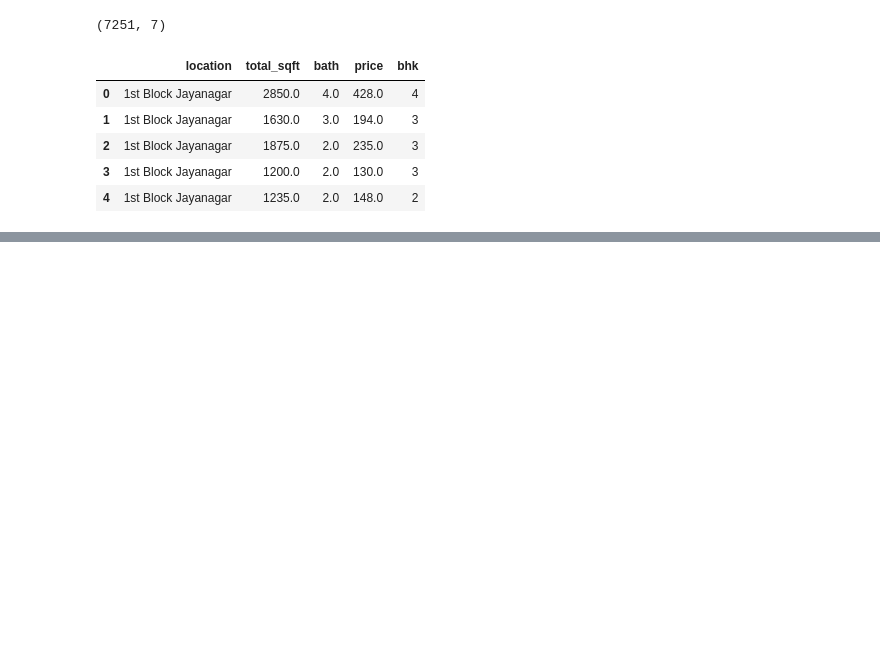
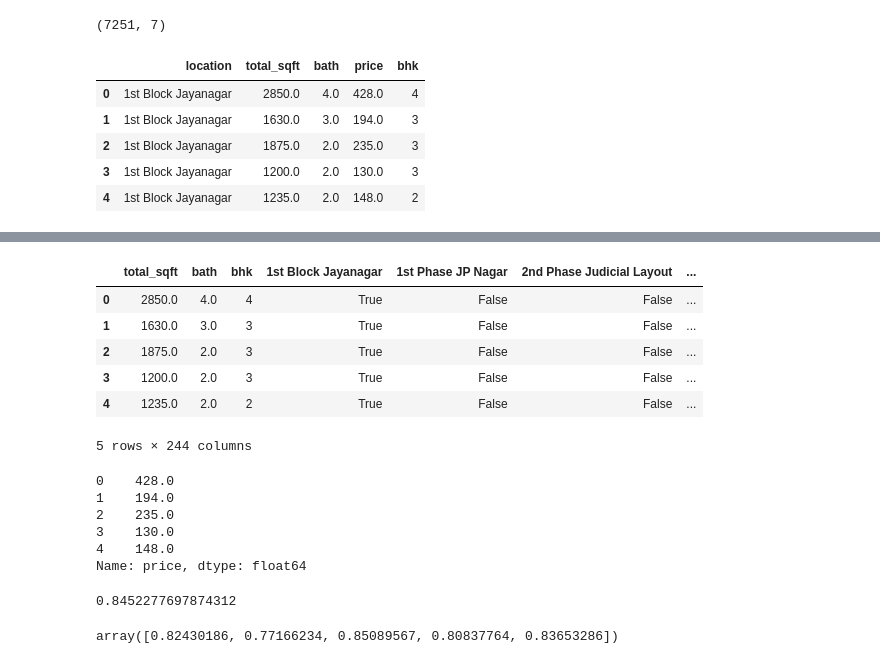
Before and after one commit to SanjilaGangaju/RealEstatePrice_Prediction, a Jupyter notebook: RealEstate_Price_Predict.ipynb, the cells around one changed output, grey strips where cells are left out. Cells and saved outputs as stored; diff of their text form; code cells hidden in the pictures; blank space fills up the shorter version.

Commit message:
created model and the extracted artifacts

```diff
--- a/RealEstate_Price_Predict.ipynb
+++ b/RealEstate_Price_Predict.ipynb
@@ -374,0 +408,21 @@ df9.head()
+# %%
+X=df11.drop('price',axis=1)
+X.head()
+# %% [output]
+|  | total_sqft | bath | bhk | 1st Block Jayanagar | 1st Phase JP Nagar | 2nd Phase Judicial Layout | ... |
+| 0 | 2850.0 | 4.0 | 4 | True | False | False | ... |
+| 1 | 1630.0 | 3.0 | 3 | True | False | False | ... |
+| 2 | 1875.0 | 2.0 | 3 | True | False | False | ... |
+| 3 | 1200.0 | 2.0 | 3 | True | False | False | ... |
+| 4 | 1235.0 | 2.0 | 2 | True | False | False | ... |
+5 rows × 244 columns
+# %%
+y=df11.price
+y.head()
+# %% [output]
+0    428.0
+1    194.0
+2    235.0
+3    130.0
+4    148.0
+Name: price, dtype: float64
@@ -374,0 +432,15 @@ df9.head()
+# %%
+from sklearn.linear_model import LinearRegression
+lr_cf=LinearRegression()
+lr_cf.fit(X_train,y_train)
+lr_cf.score(X_test,y_test)
+# %% [output]
+0.8452277697874312
+# %%
+from sklearn.model_selection import ShuffleSplit
+from sklearn.model_selection import cross_val_score
+
+cv=ShuffleSplit(n_splits=5,test_size=0.2,random_state=0)
+cross_val_score(LinearRegression(),X,y,cv=cv)
+# %% [output]
+array([0.82430186, 0.77166234, 0.85089567, 0.80837764, 0.83653286])
```
Also changed, not shown: parts of 15 cells of this notebook.
